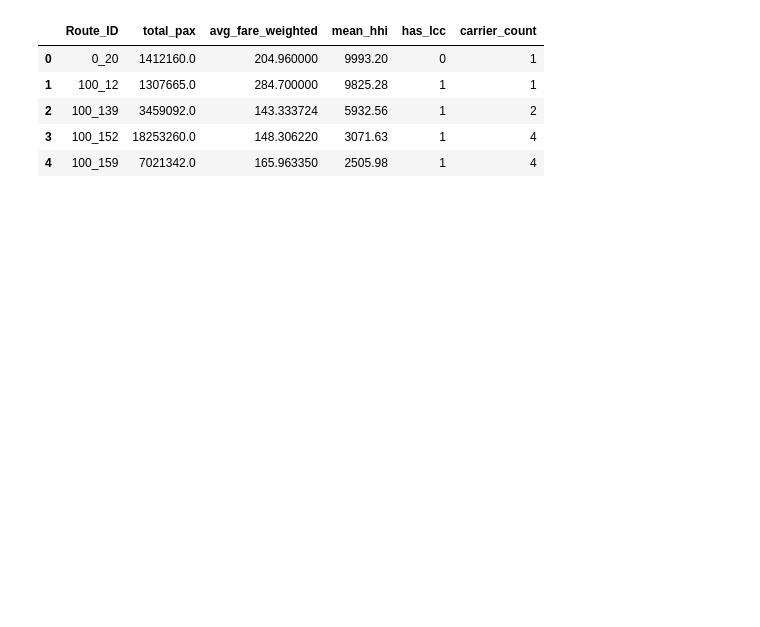
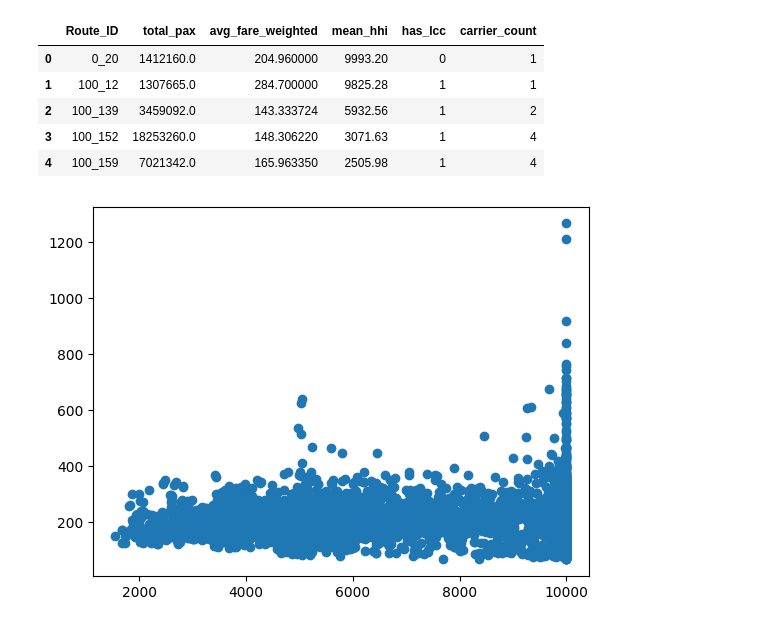
Before and after one commit to paudBatlle/fieldnotes, a Jupyter notebook: RevenueManagement/notebook.ipynb, the cells around one changed output. Cells and saved outputs as stored; diff of their text form; code cells hidden in the pictures; blank space fills up the shorter version.

```diff
--- a/RevenueManagement/notebook.ipynb
+++ b/RevenueManagement/notebook.ipynb
@@ -214,0 +194,16 @@ plt.show()
+# %%
+# City to City Bidirectional
+
+import numpy as np
+
+# Use numpy for speed: it's much faster than .apply(sorted) on large datasets
+orig = df['OriginCityMarketID'].values
+dest = df['DestCityMarketID'].values
+
+# Create two arrays: one with the lower ID, one with the higher ID
+mkt_min = np.minimum(orig, dest)
+mkt_max = np.maximum(orig, dest)
+
+# Combine them into a non-directional Market_ID
+df['RouteID_CityB'] = mkt_min.astype(str) + '_' + mkt_max.astype(str)
+print(f"Total Unique Directional Routes: {df['RouteID_CityB'].nunique()}")
@@ -230,3 +323,10 @@ route_summary.head()
 | 2 | 100_139 | 3459092.0 | 143.333724 | 5932.56 | 1 | 2 |
 | 3 | 100_152 | 18253260.0 | 148.306220 | 3071.63 | 1 | 4 |
 | 4 | 100_159 | 7021342.0 | 165.963350 | 2505.98 | 1 | 4 |
+# %%
+import matplotlib.pyplot as plt
+
+plt.scatter(x=route_summary["mean_hhi"],y=route_summary["avg_fare_weighted"])
+plt.show()
+# %% [output]
+[figure, added]
```
Also changed, not shown: parts of 43 cells of this notebook.
